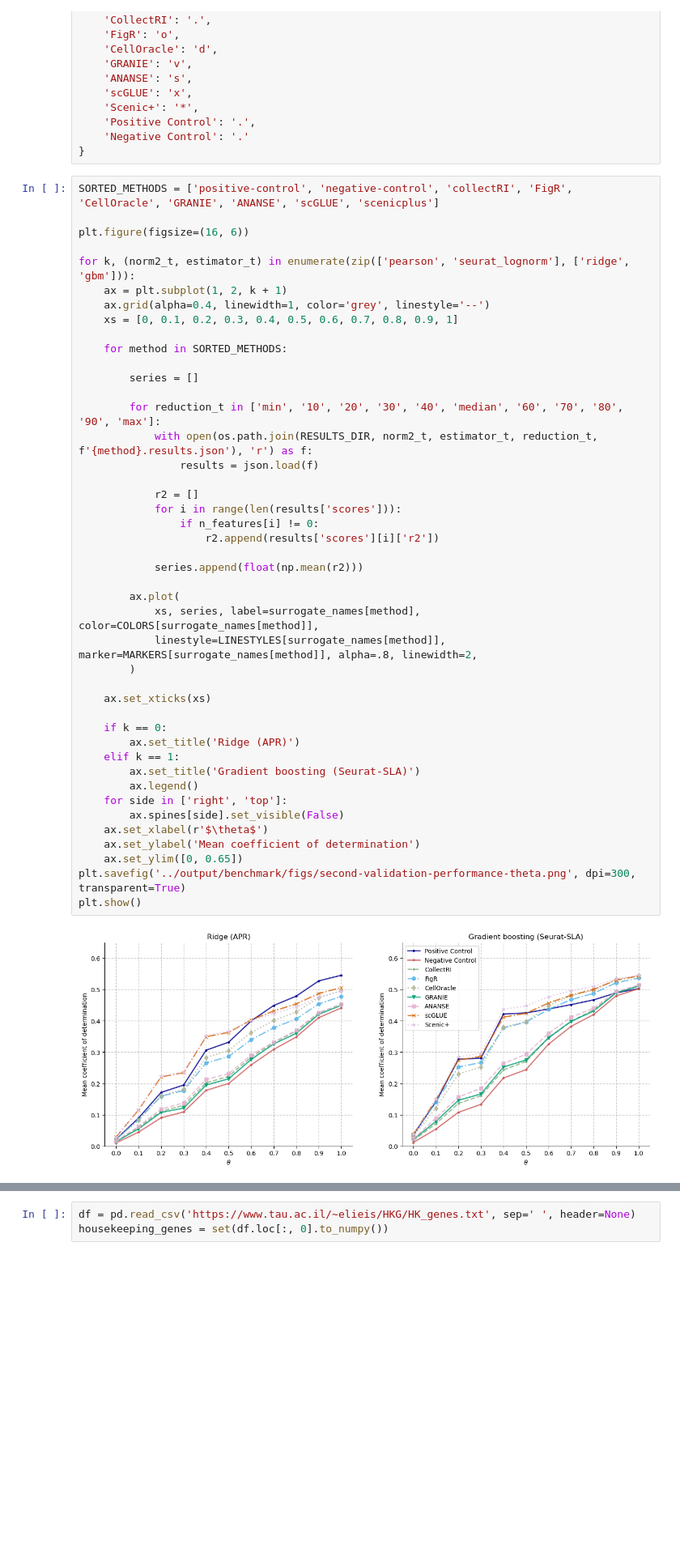
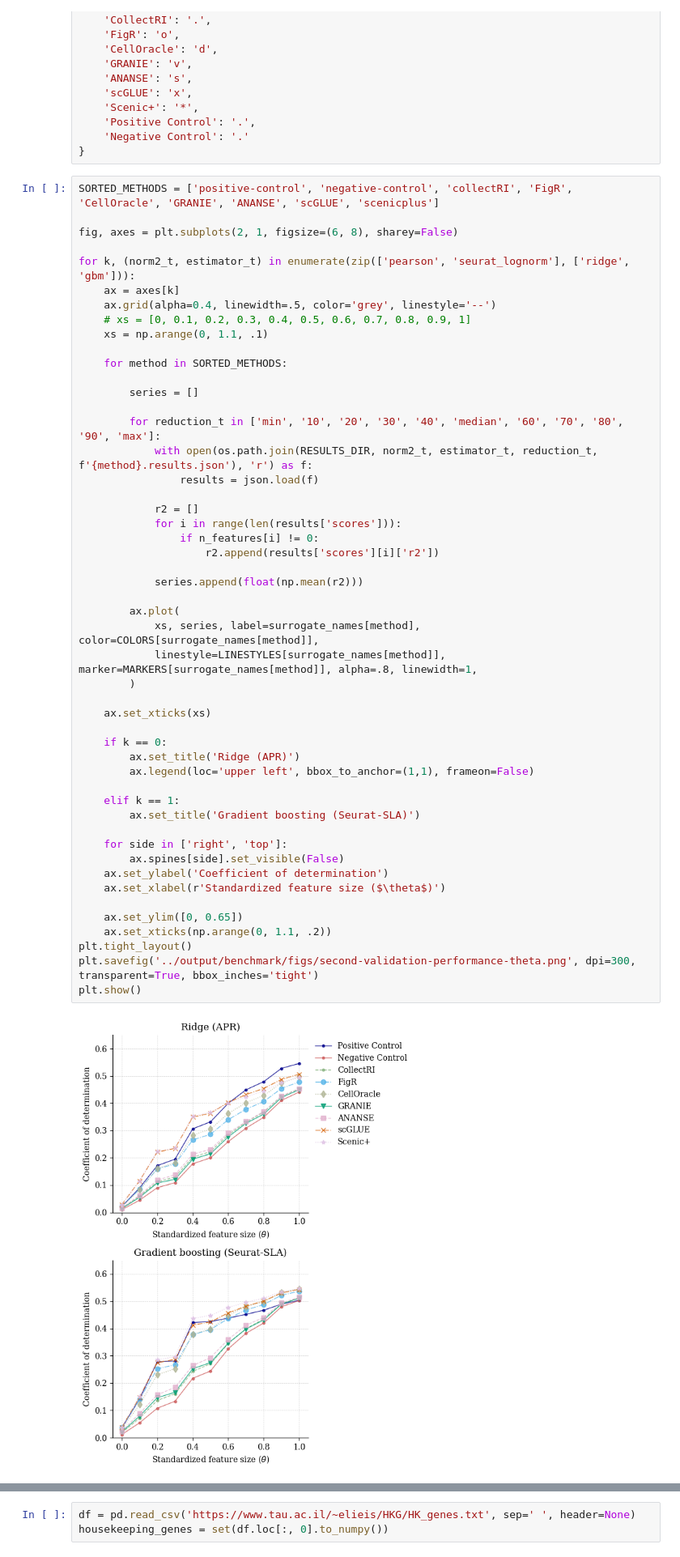
Before and after one commit to janursa/grn_benchmark, a Jupyter notebook: notebooks/second-validation.ipynb, the cells around one changed output, grey strips where cells are left out. Shown at 81% size. Cells and saved outputs as stored; diff of their text form; blank space fills up the shorter version.

```diff
--- a/notebooks/second-validation.ipynb
+++ b/notebooks/second-validation.ipynb
@@ -327,49 +320,55 @@ MARKERS = {
 # %%
 SORTED_METHODS = ['positive-control', 'negative-control', 'collectRI', 'FigR', 'CellOracle', 'GRANIE', 'ANANSE', 'scGLUE', 'scenicplus']
 
-plt.figure(figsize=(16, 6))
+fig, axes = plt.subplots(2, 1, figsize=(6, 8), sharey=False)
 
 for k, (norm2_t, estimator_t) in enumerate(zip(['pearson', 'seurat_lognorm'], ['ridge', 'gbm'])):
-    ax = plt.subplot(1, 2, k + 1)
-    ax.grid(alpha=0.4, linewidth=1, color='grey', linestyle='--')
-    xs = [0, 0.1, 0.2, 0.3, 0.4, 0.5, 0.6, 0.7, 0.8, 0.9, 1]
+    ax = axes[k]
+    ax.grid(alpha=0.4, linewidth=.5, color='grey', linestyle='--')
+    # xs = [0, 0.1, 0.2, 0.3, 0.4, 0.5, 0.6, 0.7, 0.8, 0.9, 1]
+    xs = np.arange(0, 1.1, .1)
 
     for method in SORTED_METHODS:
 
         series = []
 
         for reduction_t in ['min', '10', '20', '30', '40', 'median', '60', '70', '80', '90', 'max']:
             with open(os.path.join(RESULTS_DIR, norm2_t, estimator_t, reduction_t, f'{method}.results.json'), 'r') as f:
                 results = json.load(f)
 
             r2 = []
             for i in range(len(results['scores'])):
                 if n_features[i] != 0:
                     r2.append(results['scores'][i]['r2'])
 
             series.append(float(np.mean(r2)))
 
         ax.plot(
             xs, series, label=surrogate_names[method], color=COLORS[surrogate_names[method]],
-            linestyle=LINESTYLES[surrogate_names[method]], marker=MARKERS[surrogate_names[method]], alpha=.8, linewidth=2,
+            linestyle=LINESTYLES[surrogate_names[method]], marker=MARKERS[surrogate_names[method]], alpha=.8, linewidth=1,
         )
 
     ax.set_xticks(xs)
 
     if k == 0:
         ax.set_title('Ridge (APR)')
+        ax.legend(loc='upper left', bbox_to_anchor=(1,1), frameon=False)
+
     elif k == 1:
         ax.set_title('Gradient boosting (Seurat-SLA)')
-        ax.legend()
+
     for side in ['right', 'top']:
         ax.spines[side].set_visible(False)
-    ax.set_xlabel(r'$\theta$')
-    ax.set_ylabel('Mean coefficient of determination')
+    ax.set_ylabel('Coefficient of determination')
+    ax.set_xlabel(r'Standardized feature size ($\theta$)')
+
     ax.set_ylim([0, 0.65])
-plt.savefig('../output/benchmark/figs/second-validation-performance-theta.png', dpi=300, transparent=True)
+    ax.set_xticks(np.arange(0, 1.1, .2))
+plt.tight_layout()
+plt.savefig('../output/benchmark/figs/second-validation-performance-theta.png', dpi=300, transparent=True, bbox_inches='tight')
 plt.show()
 # %% [output]
-[figure, old version]
+[figure, new version]
 # %%
 reduction_t = 'median'
 estimator_t = 'gbm'
```
Also changed, not shown: parts of 7 cells of this notebook, 5 other files.
